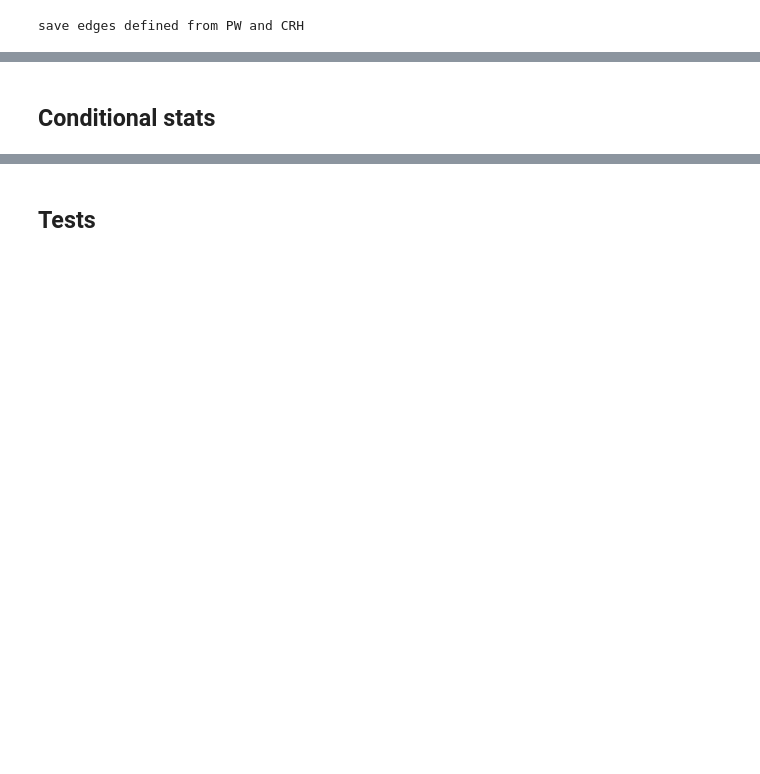
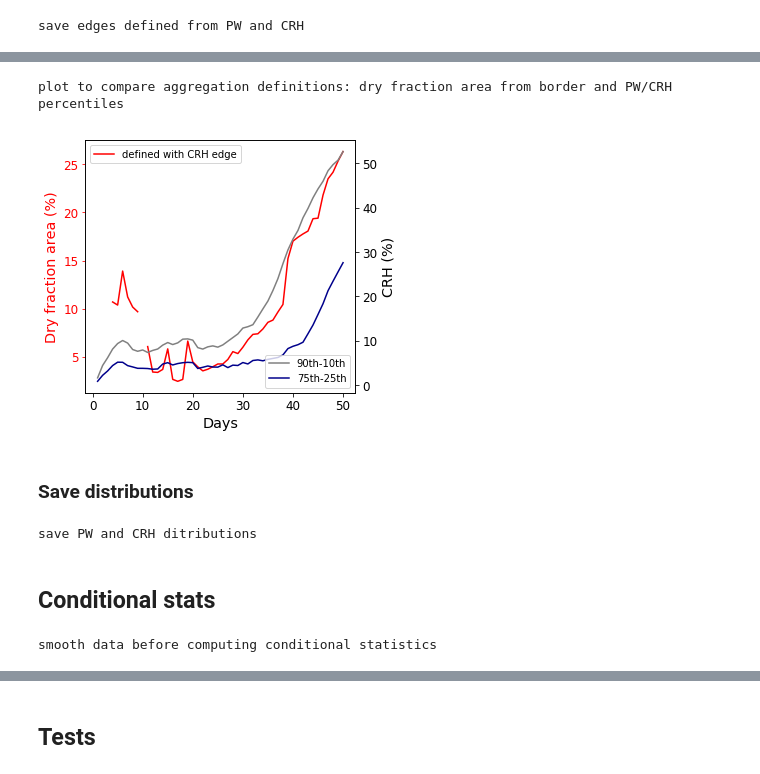
Before and after one commit to bfildier/aggregation-time-scale, a Jupyter notebook: scripts/computeStatsEachSim.ipynb, the cells around one changed output, grey strips where cells are left out. Drawn from its saved outputs; the diff is of its cells as text; code cells hidden in the pictures; blank space fills up the shorter version.

```diff
--- a/scripts/computeStatsEachSim.ipynb
+++ b/scripts/computeStatsEachSim.ipynb
@@ -142,2 +274,54 @@ print("compute fraction area from thresholds based on PW and CRH")
+# %%
+print("plot to compare aggregation definitions: dry fraction area from border and PW/CRH percentiles")
+
+x = data2D.time
+fig,ax0 = plt.subplots(ncols=1,figsize=(5,4.5))
+
+# ax0.plot(x,edge_PW.fracarea_PW,label='defined with PW edge')
+# ax0.plot(x,edge_CRH.fracarea_CRH,label='defined with CRH edge')
+
+# varids = 'PW','CRH'
+# varids = 'PW',
+varids = 'CRH',
+lt = '-',':'
+
+for i in range(len(varids)):
+
+    v = varids[i]
+    edge = getattr(thismodule,"edge_%s"%v)
+    dist = getattr(thismodule,"dist_%s"%v)
+
+    ax0.plot(x,getattr(edge,"fracarea_%s"%v)*100,c='r',label='defined with %s edge'%v,linestyle=lt[i])
+    ax1 = ax0.twinx()
+    ax1.plot(dist.time,dist.perc90-dist.perc10,c='Gray',label='90th-10th',linestyle=lt[i])
+    ax1.plot(dist.time,dist.perc75-dist.perc25,c='DarkBlue',label='75th-25th',linestyle=lt[i])
+
+    ax1.spines['right'].set_position(('data',ax1.get_xlim()[1]+i*10))
+    ax1.set_ylabel('%s (%s)'%(v,data2D[v].units))
+
+# labels
+ax0.set_xlabel('Days')
+ax0.set_ylabel('Dry fraction area (%)')
+ax0.tick_params(axis='y', colors='red')
+ax0.yaxis.label.set_color('red')
+ax0.legend()
+
+ax1.legend(loc='lower right')
+
+# save and close figure
+plt.savefig(os.path.join(figdir,simname,"dry_fracarea_edge_vs_percentile_from_%s_edge.pdf"%('_'.join(varids))),bbox_inches='tight')
+plt.show()
+# %% [output]
+plot to compare aggregation definitions: dry fraction area from border and PW/CRH percentiles
+[figure, added]
+# %% [markdown]
+### Save distributions
+# %%
+print("save PW and CRH ditributions")
+
+pickle.dump(dist_PW,open(os.path.join(resultdir,simname,"dist_PW.p"),"wb"))
+pickle.dump(dist_CRH,open(os.path.join(resultdir,simname,"dist_CRH.p"),"wb"))
+# %% [output]
+save PW and CRH ditributions
 # %% [markdown]
 ## Conditional stats
@@ -143,0 +354,9 @@ print("compute fraction area from thresholds based on PW and CRH")
+# %%
+print("smooth data before computing conditional statistics")
+
+PW_smooth = gaussian_filter_xy(data2D.PW,8)
+CRH_smooth = gaussian_filter_xy(data2D.CRH,8)
+W_smooth = gaussian_filter_xy(data3D.W,8)
+QRAD_smooth = gaussian_filter_xy(data3D.QRAD,8)
+# %% [output]
+smooth data before computing conditional statistics
```
Also changed, not shown: parts of 31 cells of this notebook, 54 other files.
